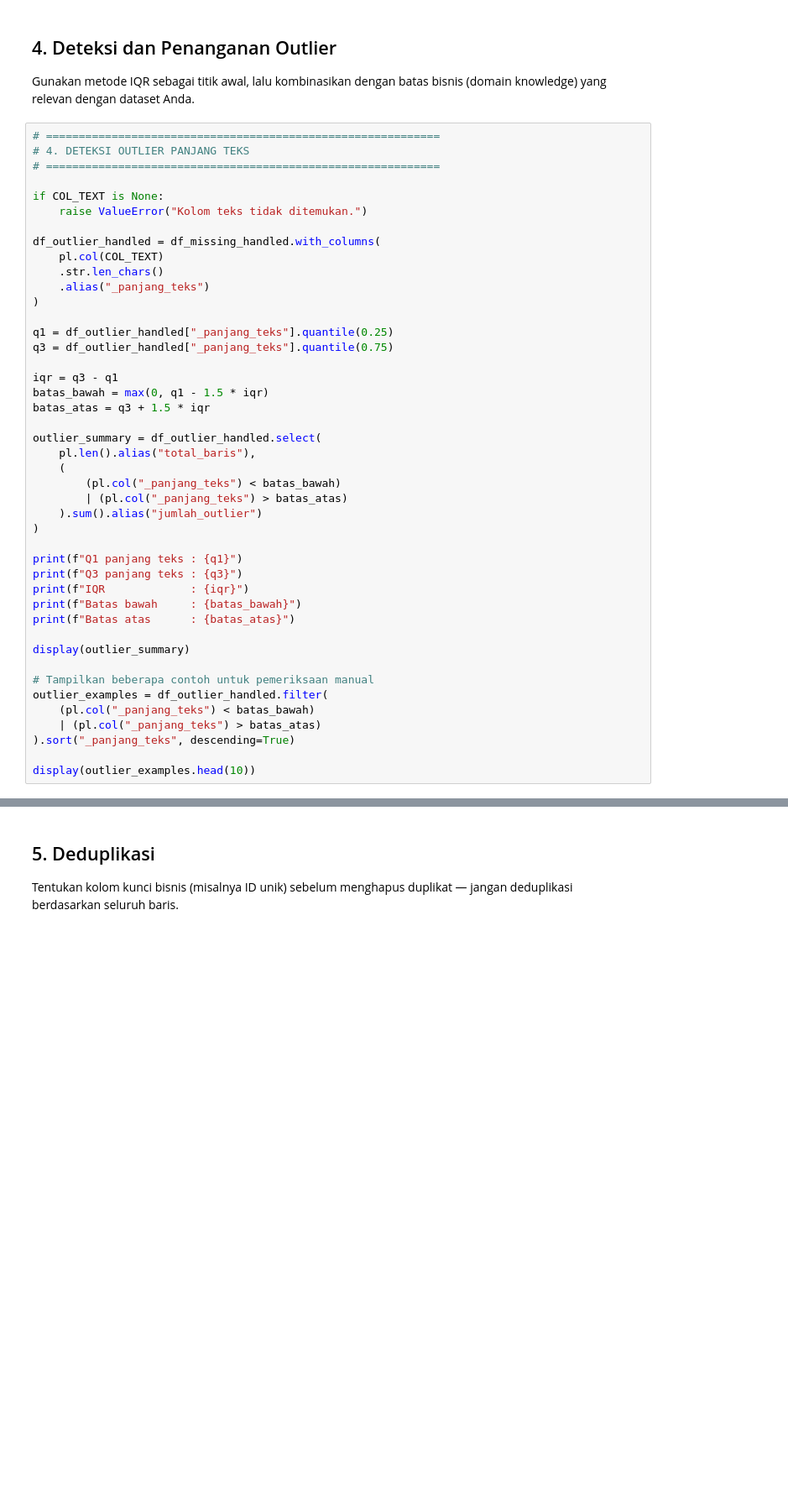
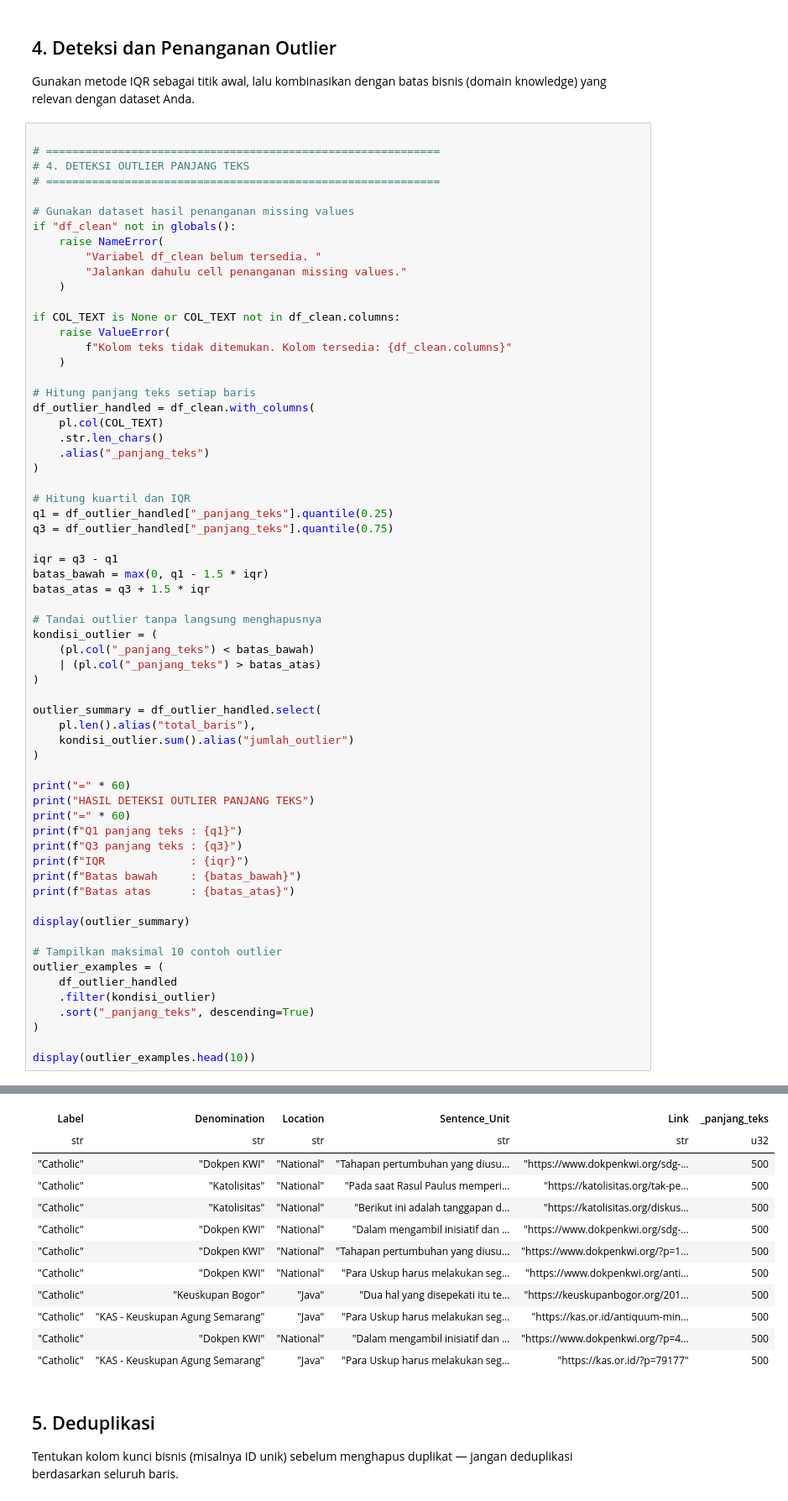
Before and after one commit to dafanusa/tugas1-abd-2026, a Jupyter notebook: notebooks/02_data_cleaning.ipynb, the cells around one changed output, grey strips where cells are left out. Shown at 84% size. Drawn from its saved outputs; the diff is of its cells as text; blank space fills up the shorter version.

```diff
--- a/notebooks/02_data_cleaning.ipynb
+++ b/notebooks/02_data_cleaning.ipynb
@@ -321,19 +321,31 @@ shape: (5, 2)
 
 Gunakan metode IQR sebagai titik awal, lalu kombinasikan dengan batas bisnis (domain knowledge) yang relevan dengan dataset Anda.
 # %%
+
 # ============================================================
 # 4. DETEKSI OUTLIER PANJANG TEKS
 # ============================================================
 
-if COL_TEXT is None:
-    raise ValueError("Kolom teks tidak ditemukan.")
+# Gunakan dataset hasil penanganan missing values
+if "df_clean" not in globals():
+    raise NameError(
+        "Variabel df_clean belum tersedia. "
+        "Jalankan dahulu cell penanganan missing values."
+    )
 
-df_outlier_handled = df_missing_handled.with_columns(
+if COL_TEXT is None or COL_TEXT not in df_clean.columns:
+    raise ValueError(
+        f"Kolom teks tidak ditemukan. Kolom tersedia: {df_clean.columns}"
+    )
+
+# Hitung panjang teks setiap baris
+df_outlier_handled = df_clean.with_columns(
     pl.col(COL_TEXT)
     .str.len_chars()
     .alias("_panjang_teks")
 )
 
+# Hitung kuartil dan IQR
 q1 = df_outlier_handled["_panjang_teks"].quantile(0.25)
 q3 = df_outlier_handled["_panjang_teks"].quantile(0.75)
 
@@ -341,14 +353,20 @@ iqr = q3 - q1
 batas_bawah = max(0, q1 - 1.5 * iqr)
 batas_atas = q3 + 1.5 * iqr
 
+# Tandai outlier tanpa langsung menghapusnya
+kondisi_outlier = (
+    (pl.col("_panjang_teks") < batas_bawah)
+    | (pl.col("_panjang_teks") > batas_atas)
+)
+
 outlier_summary = df_outlier_handled.select(
     pl.len().alias("total_baris"),
-    (
-        (pl.col("_panjang_teks") < batas_bawah)
-        | (pl.col("_panjang_teks") > batas_atas)
-    ).sum().alias("jumlah_outlier")
+    kondisi_outlier.sum().alias("jumlah_outlier")
 )
 
+print("=" * 60)
+print("HASIL DETEKSI OUTLIER PANJANG TEKS")
+print("=" * 60)
 print(f"Q1 panjang teks : {q1}")
 print(f"Q3 panjang teks : {q3}")
 print(f"IQR             : {iqr}")
@@ -357,11 +375,12 @@ print(f"Batas atas      : {batas_atas}")
 
 display(outlier_summary)
 
-# Tampilkan beberapa contoh untuk pemeriksaan manual
-outlier_examples = df_outlier_handled.filter(
-    (pl.col("_panjang_teks") < batas_bawah)
-    | (pl.col("_panjang_teks") > batas_atas)
-).sort("_panjang_teks", descending=True)
+# Tampilkan maksimal 10 contoh outlier
+outlier_examples = (
+    df_outlier_handled
+    .filter(kondisi_outlier)
+    .sort("_panjang_teks", descending=True)
+)
 
 display(outlier_examples.head(10))
 # %% [output]
@@ -369,3 +400,15 @@ NameError: name 'df_missing_handled' is not defined
+| Label | Denomination | Location | Sentence_Unit | Link | _panjang_teks |
+| str | str | str | str | str | u32 |
+| "Catholic" | "Dokpen KWI" | "National" | "Tahapan pertumbuhan yang diusu… | "https://www.dokpenkwi.org/sdg-… | 500 |
+| "Catholic" | "Katolisitas" | "National" | "Pada saat Rasul Paulus memperi… | "https://katolisitas.org/tak-pe… | 500 |
+| "Catholic" | "Katolisitas" | "National" | "Berikut ini adalah tanggapan d… | "https://katolisitas.org/diskus… | 500 |
+| "Catholic" | "Dokpen KWI" | "National" | "Dalam mengambil inisiatif dan … | "https://www.dokpenkwi.org/sdg-… | 500 |
+| "Catholic" | "Dokpen KWI" | "National" | "Tahapan pertumbuhan yang diusu… | "https://www.dokpenkwi.org/?p=1… | 500 |
+| "Catholic" | "Dokpen KWI" | "National" | "Para Uskup harus melakukan seg… | "https://www.dokpenkwi.org/anti… | 500 |
+| "Catholic" | "Keuskupan Bogor" | "Java" | "Dua hal yang disepekati itu te… | "https://keuskupanbogor.org/201… | 500 |
+| "Catholic" | "KAS - Keuskupan Agung Semarang" | "Java" | "Para Uskup harus melakukan seg… | "https://kas.or.id/antiquum-min… | 500 |
+| "Catholic" | "Dokpen KWI" | "National" | "Dalam mengambil inisiatif dan … | "https://www.dokpenkwi.org/?p=4… | 500 |
+| "Catholic" | "KAS - Keuskupan Agung Semarang" | "Java" | "Para Uskup harus melakukan seg… | "https://kas.or.id/?p=79177" | 500 |
 # %% [markdown]
 ## 5. Deduplikasi
 
```
Also changed, not shown: parts of 4 cells of this notebook.
